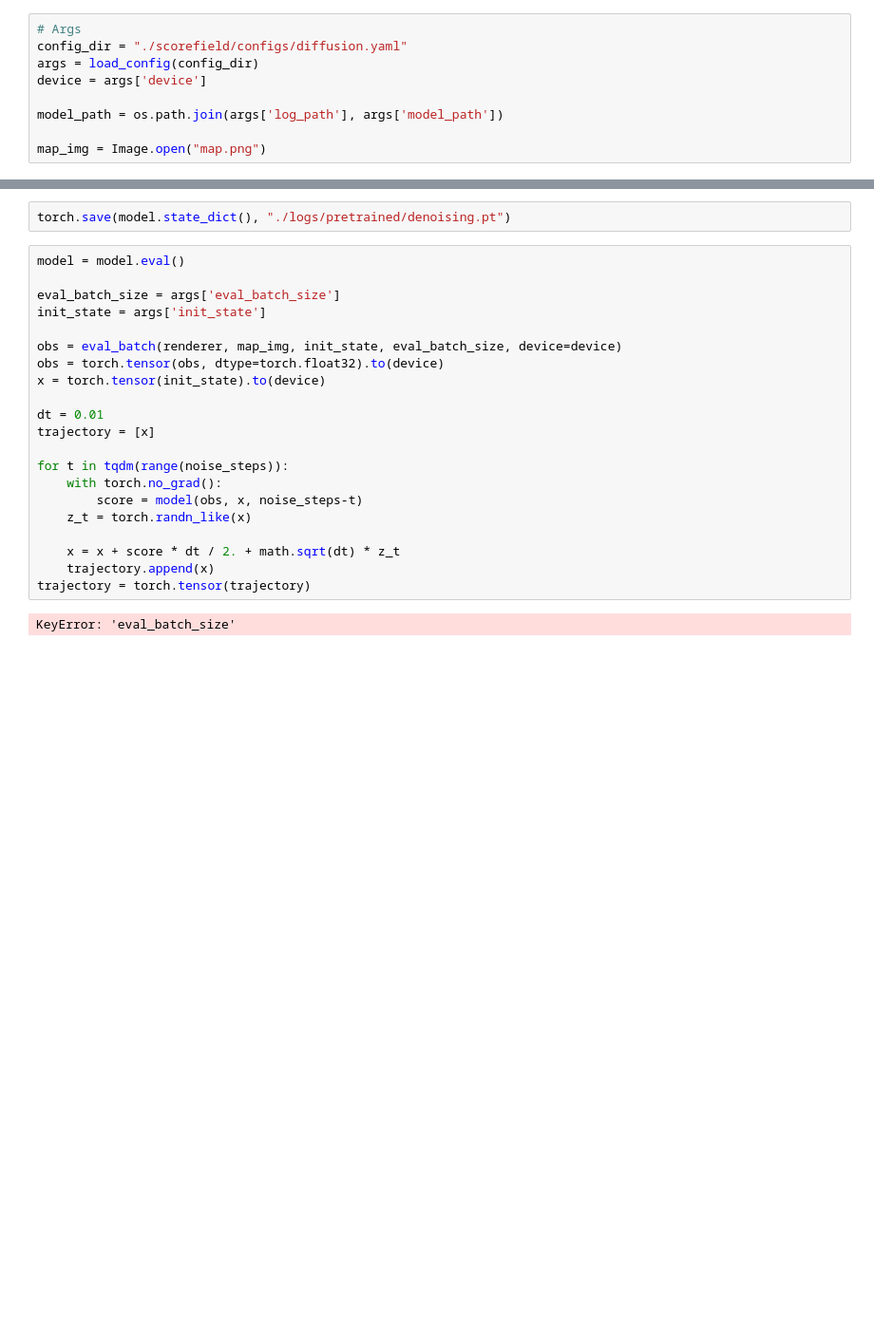
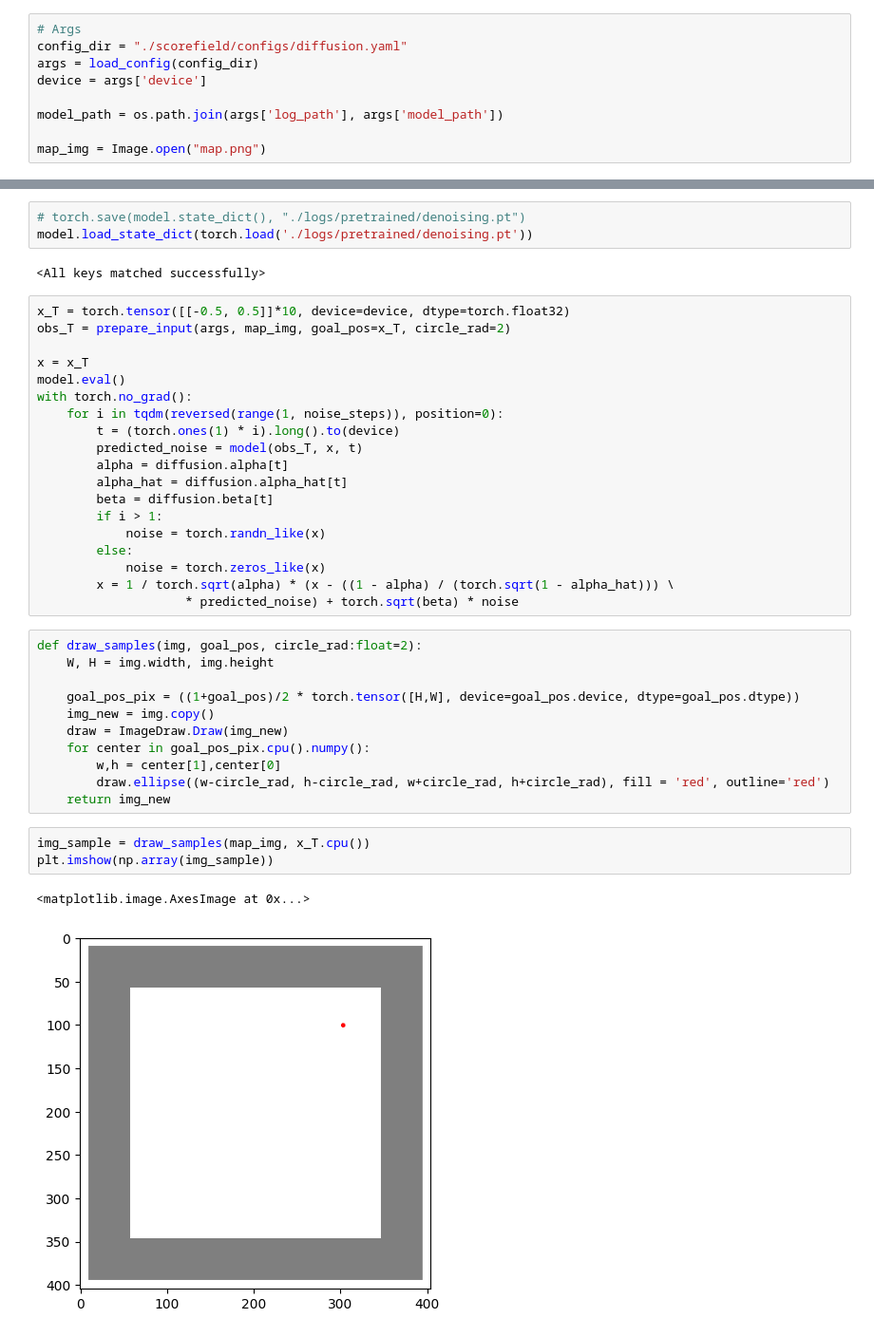
Before and after one commit to pranaboy72/denoisingheat, a Jupyter notebook: diffusion_backbone_png.ipynb, the cells around one changed output, grey strips where cells are left out. Shown at 95% size. Cells and saved outputs as stored; diff of their text form; blank space fills up the shorter version.

```diff
--- a/diffusion_backbone_png.ipynb
+++ b/diffusion_backbone_png.ipynb
@@ -109,25 +86,41 @@ iter 1500: 2140690.0
 # %%
-torch.save(model.state_dict(), "./logs/pretrained/denoising.pt")
+# torch.save(model.state_dict(), "./logs/pretrained/denoising.pt")
+model.load_state_dict(torch.load('./logs/pretrained/denoising.pt'))
+# %% [output]
+<All keys matched successfully>
-# %%
-model = model.eval()
-
-eval_batch_size = args['eval_batch_size']
-init_state = args['init_state']
-
-obs = eval_batch(renderer, map_img, init_state, eval_batch_size, device=device)
-obs = torch.tensor(obs, dtype=torch.float32).to(device)
-x = torch.tensor(init_state).to(device)
-
-dt = 0.01
-trajectory = [x]
-
-for t in tqdm(range(noise_steps)):
-    with torch.no_grad():
-        score = model(obs, x, noise_steps-t)
-    z_t = torch.randn_like(x)
-
-    x = x + score * dt / 2. + math.sqrt(dt) * z_t
-    trajectory.append(x)
-trajectory = torch.tensor(trajectory)
-# %% [output]
-KeyError: 'eval_batch_size'
+# %%
+x_T = torch.tensor([[-0.5, 0.5]]*10, device=device, dtype=torch.float32)
+obs_T = prepare_input(args, map_img, goal_pos=x_T, circle_rad=2)
+
+x = x_T
+model.eval()
+with torch.no_grad():
+    for i in tqdm(reversed(range(1, noise_steps)), position=0):
+        t = (torch.ones(1) * i).long().to(device)
+        predicted_noise = model(obs_T, x, t)
+        alpha = diffusion.alpha[t]
+        alpha_hat = diffusion.alpha_hat[t]
+        beta = diffusion.beta[t]
+        if i > 1:
+            noise = torch.randn_like(x)
+        else:
+            noise = torch.zeros_like(x)
+        x = 1 / torch.sqrt(alpha) * (x - ((1 - alpha) / (torch.sqrt(1 - alpha_hat))) \
+                    * predicted_noise) + torch.sqrt(beta) * noise
+# %%
+def draw_samples(img, goal_pos, circle_rad:float=2):
+    W, H = img.width, img.height
+
+    goal_pos_pix = ((1+goal_pos)/2 * torch.tensor([H,W], device=goal_pos.device, dtype=goal_pos.dtype))
+    img_new = img.copy()
+    draw = ImageDraw.Draw(img_new)
+    for center in goal_pos_pix.cpu().numpy():
+        w,h = center[1],center[0]
+        draw.ellipse((w-circle_rad, h-circle_rad, w+circle_rad, h+circle_rad), fill = 'red', outline='red')
+    return img_new
+# %%
+img_sample = draw_samples(map_img, x_T.cpu())
+plt.imshow(np.array(img_sample))
+# %% [output]
+<matplotlib.image.AxesImage at 0x...>
+[figure, added]
```
Also changed, not shown: parts of 5 cells of this notebook, 3 other files.
